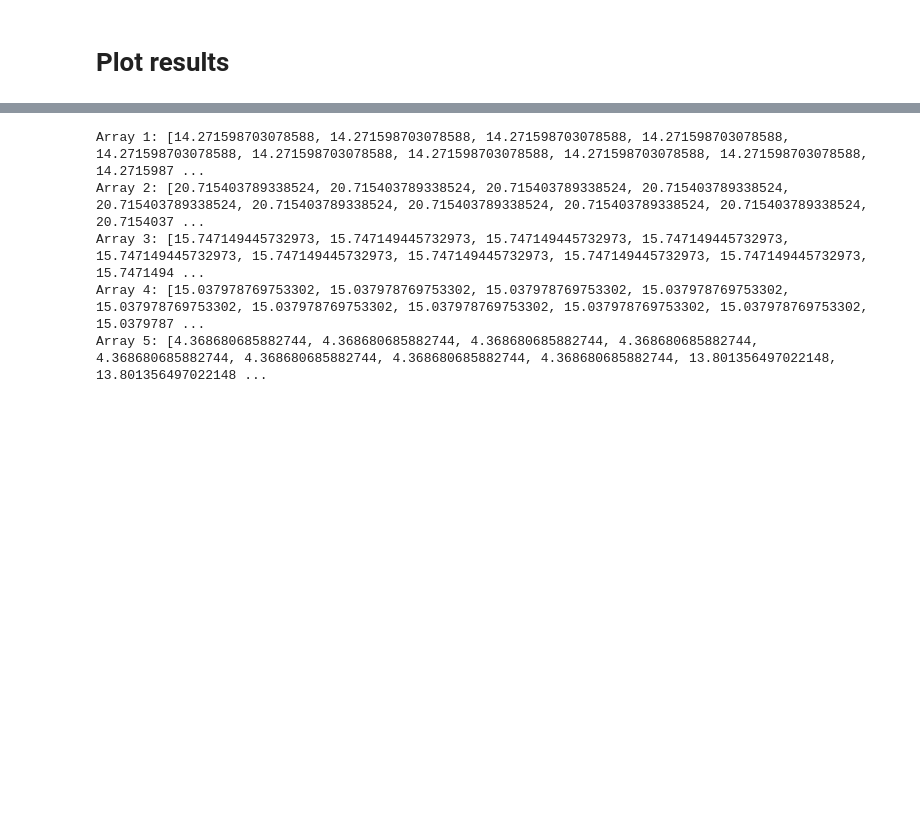
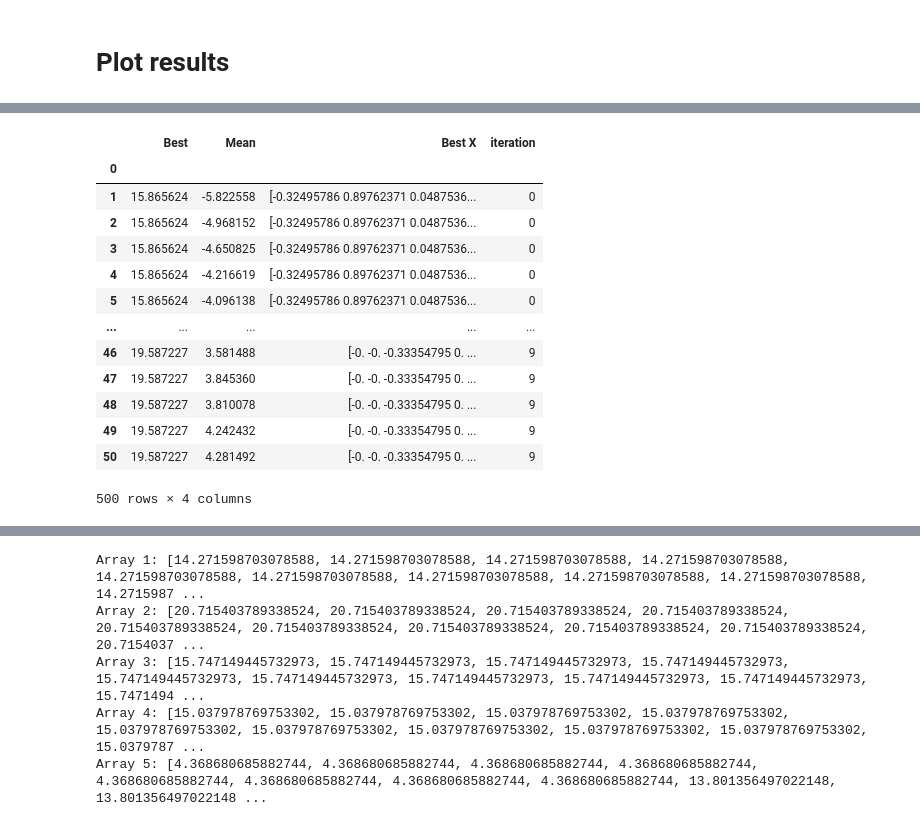
Before and after one commit to CemreSuler/EvolutionaryComputingAssignment2, a Jupyter notebook: plots1468.ipynb, the cells around one changed output, grey strips where cells are left out. Drawn from its saved outputs; the diff is of its cells as text; code cells hidden in the pictures; blank space fills up the shorter version.

```diff
--- a/plots1468.ipynb
+++ b/plots1468.ipynb
@@ -23 +45,18 @@ for i, d in enumerate(os.listdir("data/Algorithm2_1468")[1:]):
+# %%
+df_alg_1
+# %% [output]
+|  | Best | Mean | Best X | iteration |
+| 0 |  |  |  |  |
+| 1 | 15.865624 | -5.822558 | [-0.32495786 0.89762371 0.0487536... | 0 |
+| 2 | 15.865624 | -4.968152 | [-0.32495786 0.89762371 0.0487536... | 0 |
+| 3 | 15.865624 | -4.650825 | [-0.32495786 0.89762371 0.0487536... | 0 |
+| 4 | 15.865624 | -4.216619 | [-0.32495786 0.89762371 0.0487536... | 0 |
+| 5 | 15.865624 | -4.096138 | [-0.32495786 0.89762371 0.0487536... | 0 |
+| ... | ... | ... | ... | ... |
+| 46 | 19.587227 | 3.581488 | [-0. -0. -0.33354795 0. ... | 9 |
+| 47 | 19.587227 | 3.845360 | [-0. -0. -0.33354795 0. ... | 9 |
+| 48 | 19.587227 | 3.810078 | [-0. -0. -0.33354795 0. ... | 9 |
+| 49 | 19.587227 | 4.242432 | [-0. -0. -0.33354795 0. ... | 9 |
+| 50 | 19.587227 | 4.281492 | [-0. -0. -0.33354795 0. ... | 9 |
+500 rows × 4 columns
 # %%
```
Also changed, not shown: parts of 6 cells of this notebook, 12 other files.
